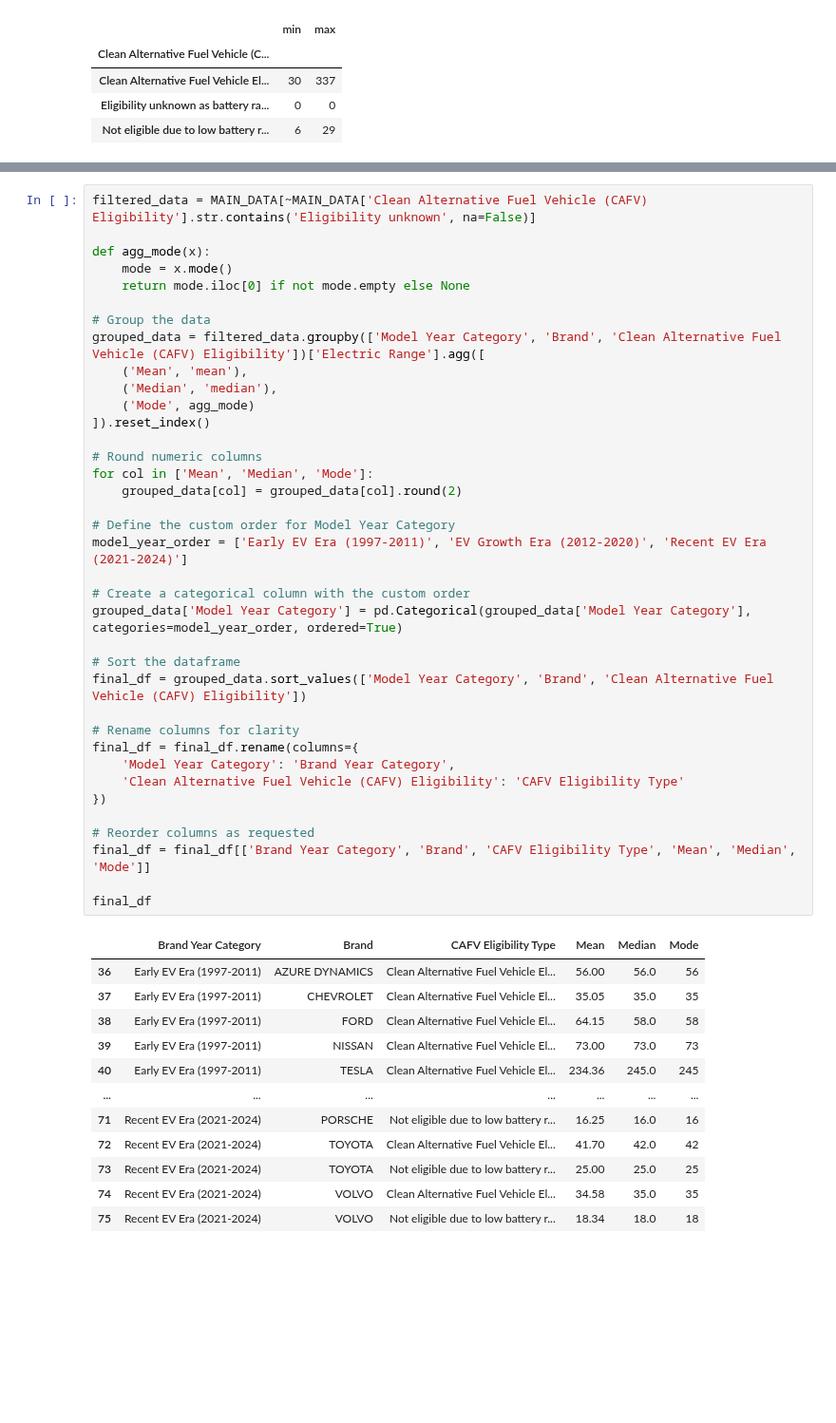
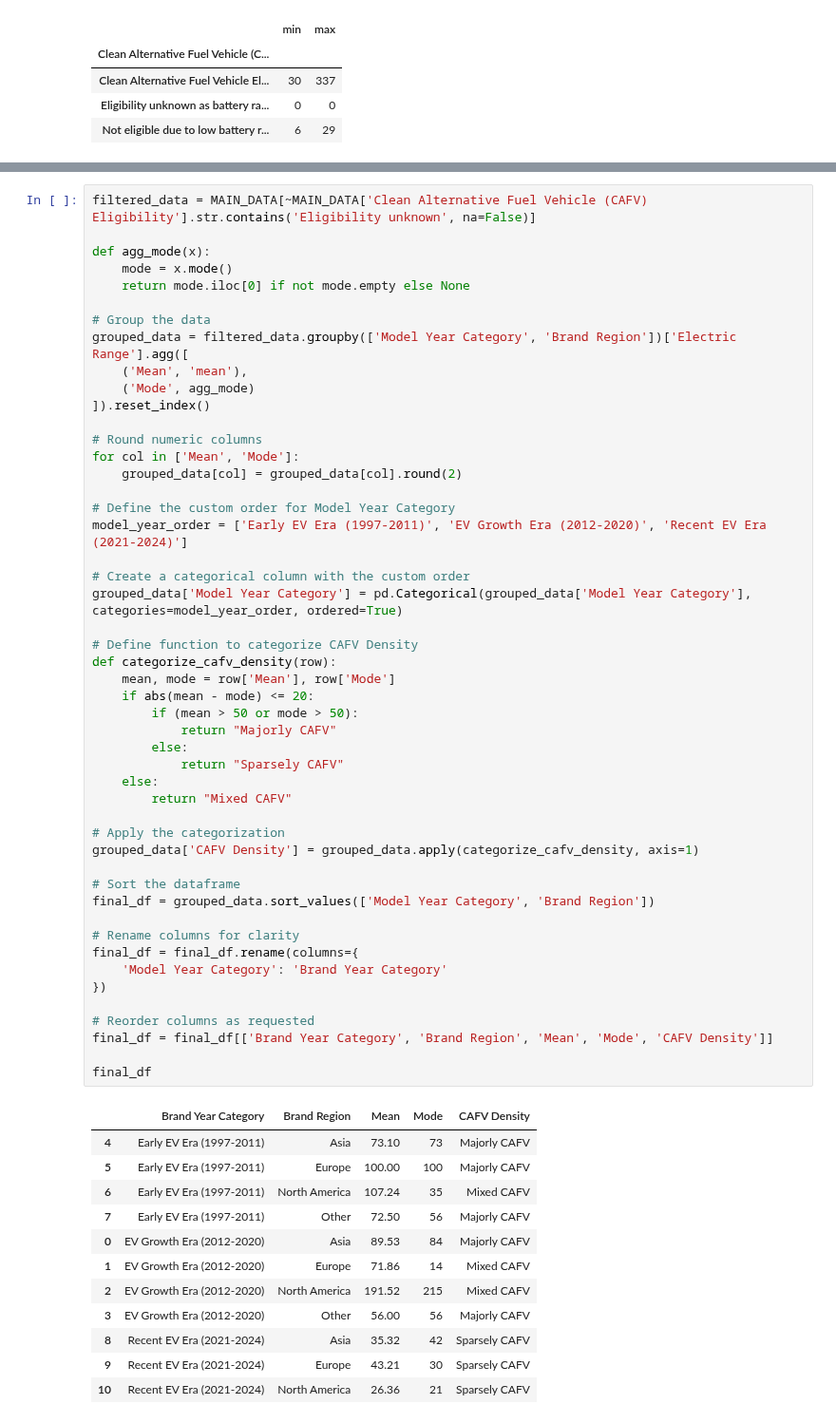
Before and after one commit to Daxvshah11/DA_Assignments, a Jupyter notebook: Ass2/Assignment2_AOI_8.ipynb, the cells around one changed output, grey strips where cells are left out. Shown at 95% size. Cells and saved outputs as stored; diff of their text form; blank space fills up the shorter version.

```diff
--- a/Ass2/Assignment2_AOI_8.ipynb
+++ b/Ass2/Assignment2_AOI_8.ipynb
@@ -825,49 +867,61 @@ grouped_data
 filtered_data = MAIN_DATA[~MAIN_DATA['Clean Alternative Fuel Vehicle (CAFV) Eligibility'].str.contains('Eligibility unknown', na=False)]
 
 def agg_mode(x):
     mode = x.mode()
     return mode.iloc[0] if not mode.empty else None
 
 # Group the data
-grouped_data = filtered_data.groupby(['Model Year Category', 'Brand', 'Clean Alternative Fuel Vehicle (CAFV) Eligibility'])['Electric Range'].agg([
+grouped_data = filtered_data.groupby(['Model Year Category', 'Brand Region'])['Electric Range'].agg([
     ('Mean', 'mean'),
-    ('Median', 'median'),
     ('Mode', agg_mode)
 ]).reset_index()
 
 # Round numeric columns
-for col in ['Mean', 'Median', 'Mode']:
+for col in ['Mean', 'Mode']:
     grouped_data[col] = grouped_data[col].round(2)
 
 # Define the custom order for Model Year Category
 model_year_order = ['Early EV Era (1997-2011)', 'EV Growth Era (2012-2020)', 'Recent EV Era (2021-2024)']
 
 # Create a categorical column with the custom order
 grouped_data['Model Year Category'] = pd.Categorical(grouped_data['Model Year Category'], categories=model_year_order, ordered=True)
 
+# Define function to categorize CAFV Density
+def categorize_cafv_density(row):
+    mean, mode = row['Mean'], row['Mode']
+    if abs(mean - mode) <= 20:
+        if (mean > 50 or mode > 50):
+            return "Majorly CAFV"
+        else:
+            return "Sparsely CAFV"
+    else:
+        return "Mixed CAFV"
+
+# Apply the categorization
+grouped_data['CAFV Density'] = grouped_data.apply(categorize_cafv_density, axis=1)
+
 # Sort the dataframe
-final_df = grouped_data.sort_values(['Model Year Category', 'Brand', 'Clean Alternative Fuel Vehicle (CAFV) Eligibility'])
+final_df = grouped_data.sort_values(['Model Year Category', 'Brand Region'])
 
 # Rename columns for clarity
 final_df = final_df.rename(columns={
-    'Model Year Category': 'Brand Year Category',
-    'Clean Alternative Fuel Vehicle (CAFV) Eligibility': 'CAFV Eligibility Type'
+    'Model Year Category': 'Brand Year Category'
 })
 
 # Reorder columns as requested
-final_df = final_df[['Brand Year Category', 'Brand', 'CAFV Eligibility Type', 'Mean', 'Median', 'Mode']]
+final_df = final_df[['Brand Year Category', 'Brand Region', 'Mean', 'Mode', 'CAFV Density']]
 
 final_df
 # %% [output]
-|  | Brand Year Category | Brand | CAFV Eligibility Type | Mean | Median | Mode |
-| 36 | Early EV Era (1997-2011) | AZURE DYNAMICS | Clean Alternative Fuel Vehicle El... | 56.00 | 56.0 | 56 |
-| 37 | Early EV Era (1997-2011) | CHEVROLET | Clean Alternative Fuel Vehicle El... | 35.05 | 35.0 | 35 |
-| 38 | Early EV Era (1997-2011) | FORD | Clean Alternative Fuel Vehicle El... | 64.15 | 58.0 | 58 |
-| 39 | Early EV Era (1997-2011) | NISSAN | Clean Alternative Fuel Vehicle El... | 73.00 | 73.0 | 73 |
-| 40 | Early EV Era (1997-2011) | TESLA | Clean Alternative Fuel Vehicle El... | 234.36 | 245.0 | 245 |
-| ... | ... | ... | ... | ... | ... | ... |
-| 71 | Recent EV Era (2021-2024) | PORSCHE | Not eligible due to low battery r... | 16.25 | 16.0 | 16 |
-| 72 | Recent EV Era (2021-2024) | TOYOTA | Clean Alternative Fuel Vehicle El... | 41.70 | 42.0 | 42 |
-| 73 | Recent EV Era (2021-2024) | TOYOTA | Not eligible due to low battery r... | 25.00 | 25.0 | 25 |
-| 74 | Recent EV Era (2021-2024) | VOLVO | Clean Alternative Fuel Vehicle El... | 34.58 | 35.0 | 35 |
-| 75 | Recent EV Era (2021-2024) | VOLVO | Not eligible due to low battery r... | 18.34 | 18.0 | 18 |
+|  | Brand Year Category | Brand Region | Mean | Mode | CAFV Density |
+| 4 | Early EV Era (1997-2011) | Asia | 73.10 | 73 | Majorly CAFV |
+| 5 | Early EV Era (1997-2011) | Europe | 100.00 | 100 | Majorly CAFV |
+| 6 | Early EV Era (1997-2011) | North America | 107.24 | 35 | Mixed CAFV |
+| 7 | Early EV Era (1997-2011) | Other | 72.50 | 56 | Majorly CAFV |
+| 0 | EV Growth Era (2012-2020) | Asia | 89.53 | 84 | Majorly CAFV |
+| 1 | EV Growth Era (2012-2020) | Europe | 71.86 | 14 | Mixed CAFV |
+| 2 | EV Growth Era (2012-2020) | North America | 191.52 | 215 | Mixed CAFV |
+| 3 | EV Growth Era (2012-2020) | Other | 56.00 | 56 | Majorly CAFV |
+| 8 | Recent EV Era (2021-2024) | Asia | 35.32 | 42 | Sparsely CAFV |
+| 9 | Recent EV Era (2021-2024) | Europe | 43.21 | 30 | Sparsely CAFV |
+| 10 | Recent EV Era (2021-2024) | North America | 26.36 | 21 | Sparsely CAFV |
```
Also changed, not shown: parts of 18 cells of this notebook, 2 other files.
